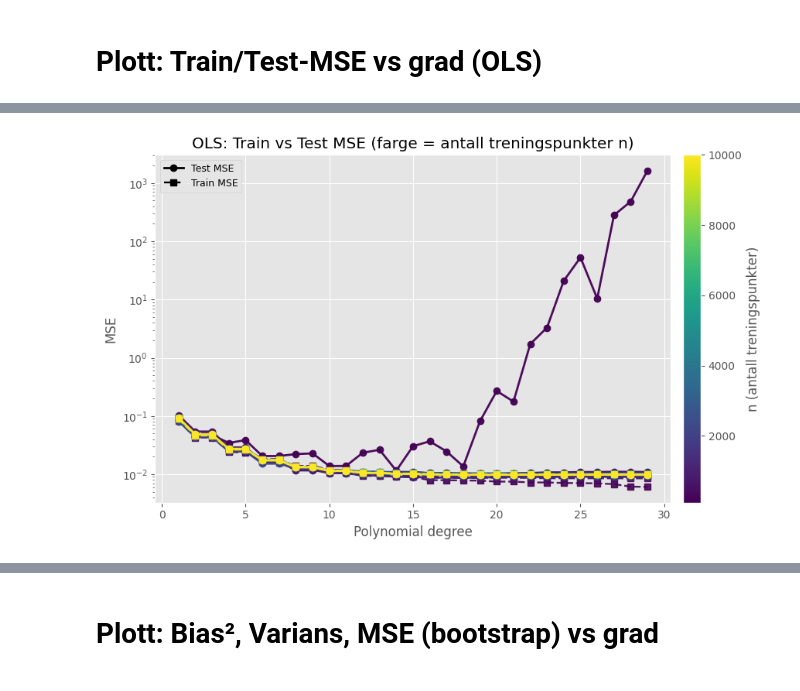
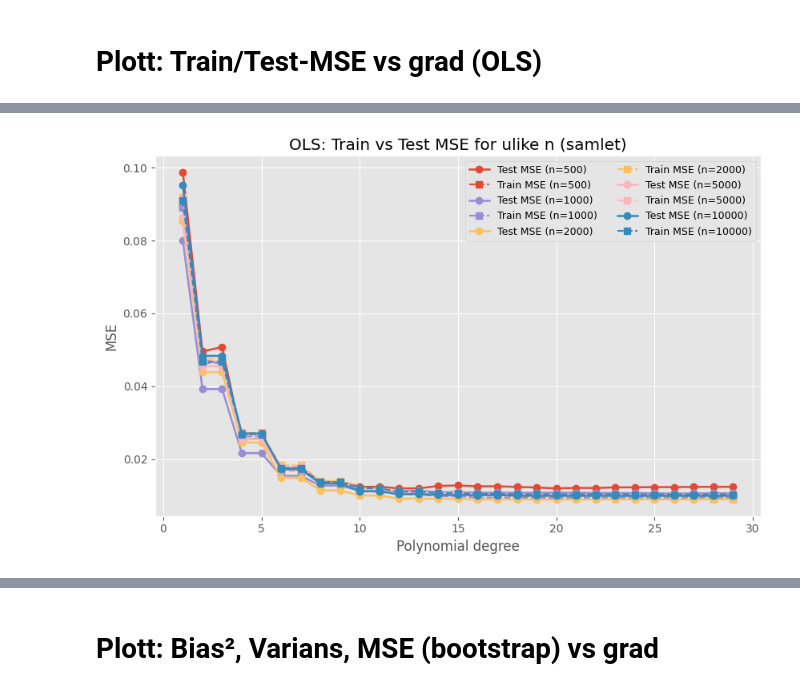
Before and after one commit to kjes4pres/Project_1_FYSSTK, a Jupyter notebook: Code/g_and_h.ipynb, the cells around one changed output, grey strips where cells are left out. Drawn from its saved outputs; the diff is of its cells as text; code cells hidden in the pictures.

Commit message:
oppgave g, h og functions

```diff
--- a/Code/g_and_h.ipynb
+++ b/Code/g_and_h.ipynb
@@ -75,16 +32,0 @@ plt.legend(); plt.tight_layout(); plt.show()
-# %%
-boot = bootstrap(
-    degrees, x_train, x_test, y_train, y_test, x_grid,
-    boots_reps=n_boots_reps, seed=seed,
-    compute_true=False,   # <- f er ukjent i oppgaveteksten
-    compute_test=True
-)
-
-deg = boot["degree"]
-plt.figure()
-plt.semilogy(deg, boot["bias2_boots_test_obs"], marker='o', label=r'Bias$^2_{\mathrm{obs}}$ (vs $y$)')
-plt.semilogy(deg, boot["var_boots_test_pred"], marker='o', label='Prediktiv varians')
-plt.semilogy(deg, boot["mse_boots_test"],     marker='o', label='MSE (bootstrap, test)')
-plt.xlabel('Polynomial degree'); plt.ylabel('Value')
-plt.title('Bias–Variance–MSE (bootstrap, evaluert mot testdata)')
-plt.legend(); plt.tight_layout(); plt.show()
@@ -175,68 +103,51 @@ plt.show()
 # %%
-import matplotlib as mpl
-from matplotlib.lines import Line2D
-import matplotlib.pyplot as plt
-import numpy as np
-
 # --- konfig ---
-n_points_list = [100, 500, 1000, 2000, 5000, 10000]
+#degrees = list(range(1, 20))
+n_points_list = [500, 1000, 2000, 5000, 10000]   # <- endre/utvid etter behov
 n_boots_reps = 300
 
 results_by_n = {}
+
+# Kjør bootstrap for alle n og lagre
 for n_points in n_points_list:
     (train, test, full) = make_data(n=n_points, seed=seed)
     x_train, y_train = train
     x_test, y_test   = test
     x_all, y_all, y_all_clean = full
     x_grid = np.linspace(-1, 1, 400)
 
-    boot_results = bootstrap(degrees, x_train, x_test, y_train, y_test, x_grid, n_boots_reps)
+    boot_results = bootstrap(degrees, x_train, x_test, y_train, y_test, n_boots_reps)
+
     results_by_n[n_points] = {
         "degree": np.asarray(boot_results["degree"]),
         "train_mse": np.asarray(boot_results["train_mse"]),
         "test_mse":  np.asarray(boot_results["test_mse"]),
     }
 
-# --- fargeoppsett som "heatmap" over n ---
-cmap = mpl.cm.viridis
-norm = mpl.colors.Normalize(vmin=min(n_points_list), vmax=max(n_points_list))
-sm = mpl.cm.ScalarMappable(cmap=cmap, norm=norm)
-sm.set_array([])  # triks for colorbar
-
-fig, ax = plt.subplots(figsize=(9, 5.5))
+# --- ett samlet plott ---
+plt.figure(figsize=(8.5, 5.5))
 
 for n_points in n_points_list:
-    deg      = results_by_n[n_points]["degree"]
-    train_ms = results_by_n[n_points]["train_mse"]
-    test_ms  = results_by_n[n_points]["test_mse"]
+    deg = results_by_n[n_points]["degree"]
+    train_mse = results_by_n[n_points]["train_mse"]
+    test_mse  = results_by_n[n_points]["test_mse"]
 
-    color = cmap(norm(n_points))
+    # Test MSE: heltrukket
+    plt.plot(deg, test_mse,  marker='o', linewidth=1.8, label=f'Test MSE (n={n_points})')
+    # Train MSE: stiplet (samme farge som test-linjen via _get_lines propcycle)
+    # For å matche fargen, kall plot én gang til og hent siste farge:
+    line = plt.plot(deg, train_mse, marker='s', linewidth=1.5, linestyle='--')[0]
+    line.set_color(plt.gca().lines[-2].get_color())  # samme farge som tilsvarende test-linje
+    line.set_label(f'Train MSE (n={n_points})')
 
-    # Test: heltrukket + semilog y
-    ax.semilogy(deg, test_ms, marker='o', linewidth=2.0, alpha=0.95,
-                label=None, color=color)
+plt.xlabel('Polynomial degree')
+plt.ylabel('MSE')
+plt.title('OLS: Train vs Test MSE for ulike n (samlet)')
+plt.legend(ncol=2, fontsize=9)
+plt.tight_layout()
+plt.show()
 
-    # Train: stiplet, samme farge
-    ax.plot(deg, train_ms, marker='s', linewidth=1.7, linestyle='--', alpha=0.9,
-            label=None, color=color)
-
-ax.set_xlabel('Polynomial degree')
-ax.set_ylabel('MSE')
-ax.set_title('OLS: Train vs Test MSE (farge = antall treningspunkter n)')
-
-# Legg til colorbar og bind den til denne fig/axes
-cbar = fig.colorbar(sm, ax=ax, pad=0.02)
-cbar.set_label('n (antall treningspunkter)')
-
-# Legend for linjestil (én forklaring for Test/Train)
-legend_lines = [
-    Line2D([0], [0], color='black', lw=2.0, linestyle='-',  marker='o', label='Test MSE'),
-    Line2D([0], [0], color='black', lw=1.7, linestyle='--', marker='s', label='Train MSE'),
-]
-ax.legend(handles=legend_lines, loc='best', fontsize=9)
-
-fig.tight_layout()
-plt.show()
-# fig.savefig('mse_train_test_heatmap_lines.png', dpi=200, bbox_inches='tight')
+# (valgfritt) lagre figur:
+# plt.savefig('mse_train_test_all_in_one.png', dpi=200, bbox_inches='tight')
 # %% [output]
-[figure, old version]
+[figure, new version]
```
Also changed, not shown: parts of 12 cells of this notebook, 1 other file.
